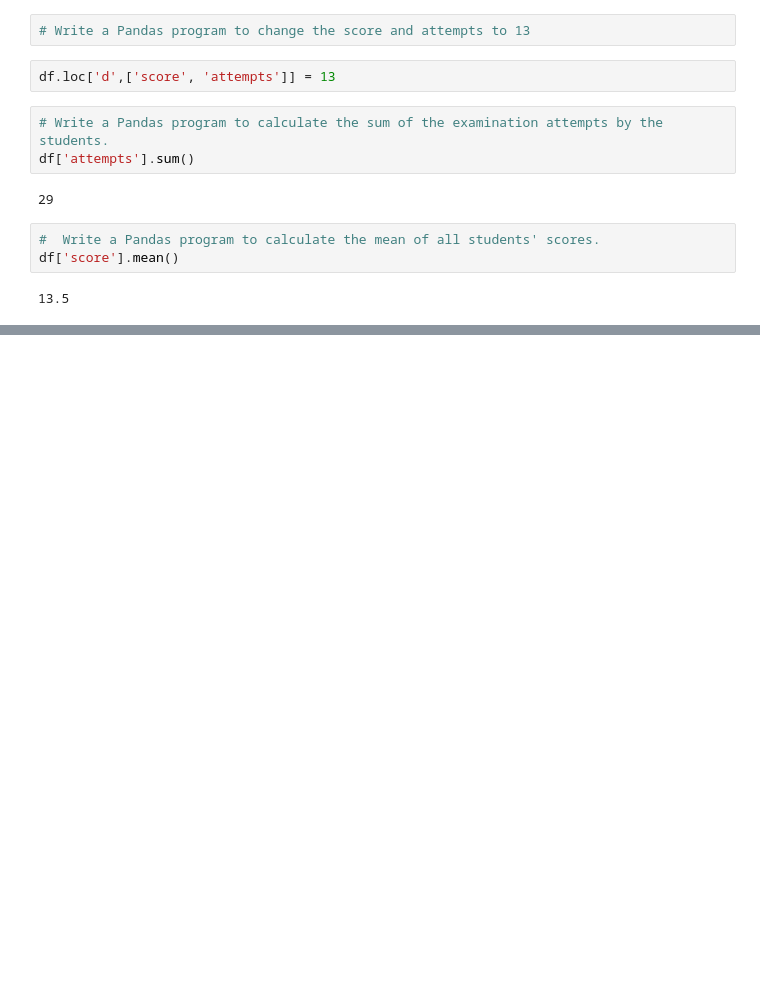
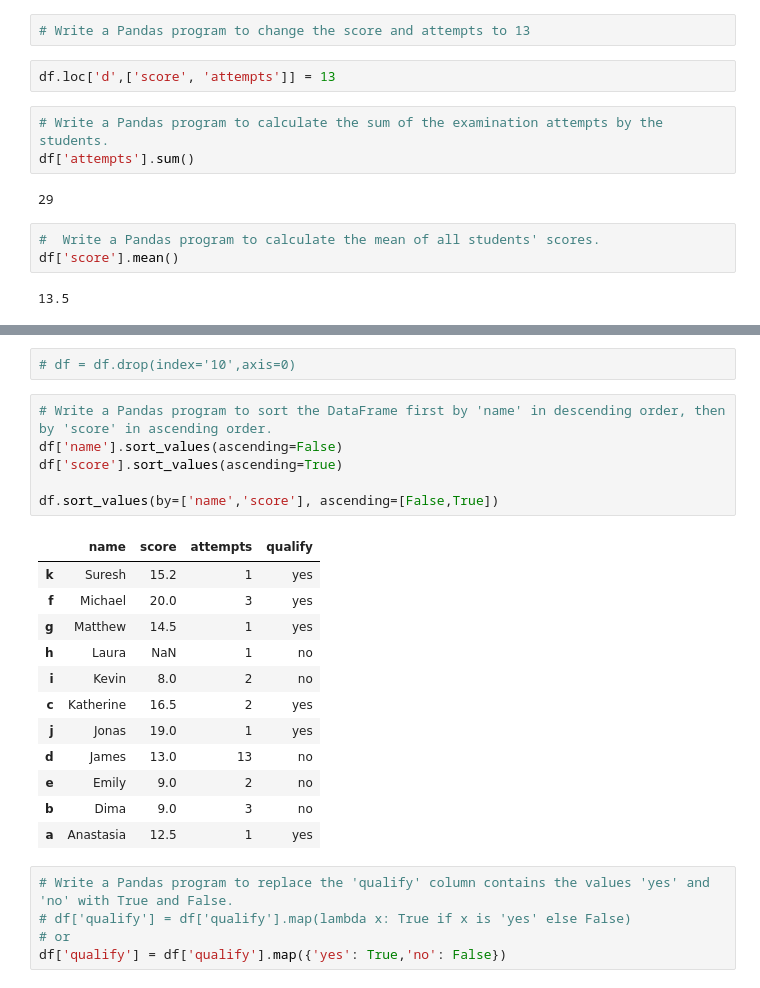
Before and after one commit to hishampaloli/Basic_Data_science_lib, a Jupyter notebook: pandas/PandasExercise.ipynb, the cells around one changed output, grey strips where cells are left out. Cells and saved outputs as stored; diff of their text form; blank space fills up the shorter version.

```diff
--- a/pandas/PandasExercise.ipynb
+++ b/pandas/PandasExercise.ipynb
@@ -396 +395,27 @@ df
 | k | Suresh | 15.2 | 1 | yes |
+# %%
+# df = df.drop(index='10',axis=0)
+# %%
+# Write a Pandas program to sort the DataFrame first by 'name' in descending order, then by 'score' in ascending order.
+df['name'].sort_values(ascending=False)
+df['score'].sort_values(ascending=True)
+
+df.sort_values(by=['name','score'], ascending=[False,True])
+# %% [output]
+|  | name | score | attempts | qualify |
+| k | Suresh | 15.2 | 1 | yes |
+| f | Michael | 20.0 | 3 | yes |
+| g | Matthew | 14.5 | 1 | yes |
+| h | Laura | NaN | 1 | no |
+| i | Kevin | 8.0 | 2 | no |
+| c | Katherine | 16.5 | 2 | yes |
+| j | Jonas | 19.0 | 1 | yes |
+| d | James | 13.0 | 13 | no |
+| e | Emily | 9.0 | 2 | no |
+| b | Dima | 9.0 | 3 | no |
+| a | Anastasia | 12.5 | 1 | yes |
+# %%
+# Write a Pandas program to replace the 'qualify' column contains the values 'yes' and 'no' with True and False.
+# df['qualify'] = df['qualify'].map(lambda x: True if x is 'yes' else False)
+# or
+df['qualify'] = df['qualify'].map({'yes': True,'no': False})
```
Also changed, not shown: parts of 24 cells of this notebook.
